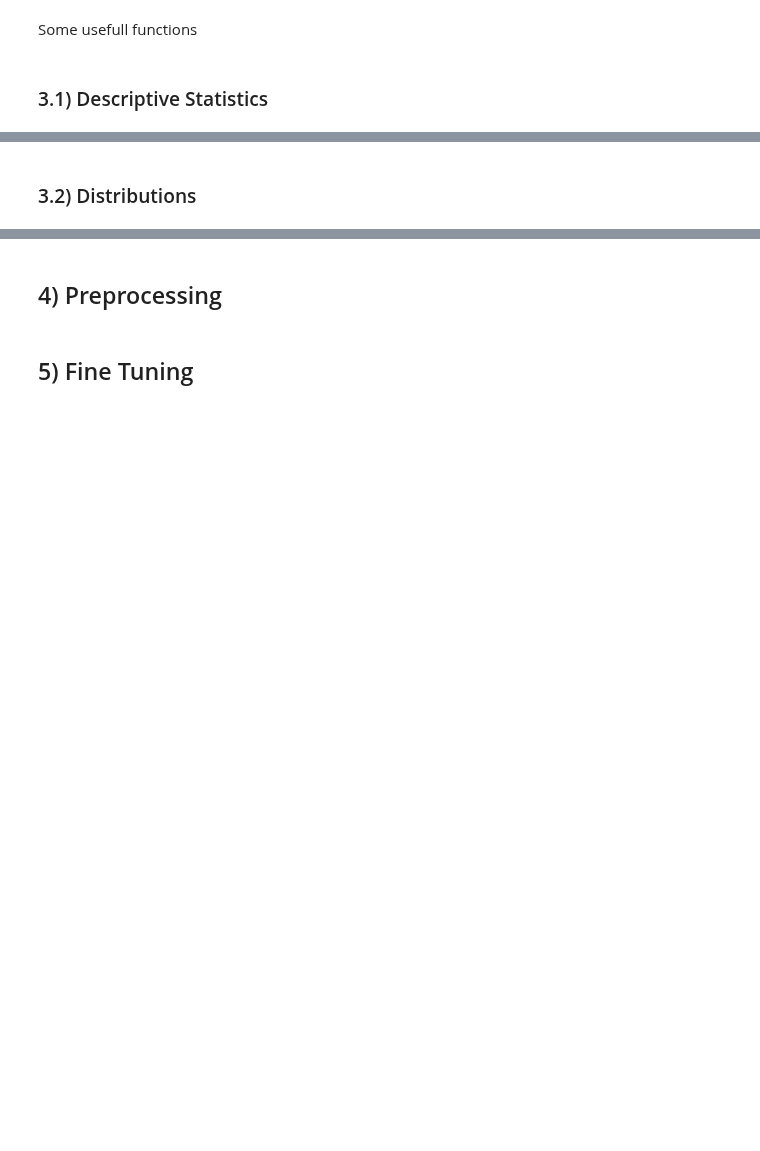
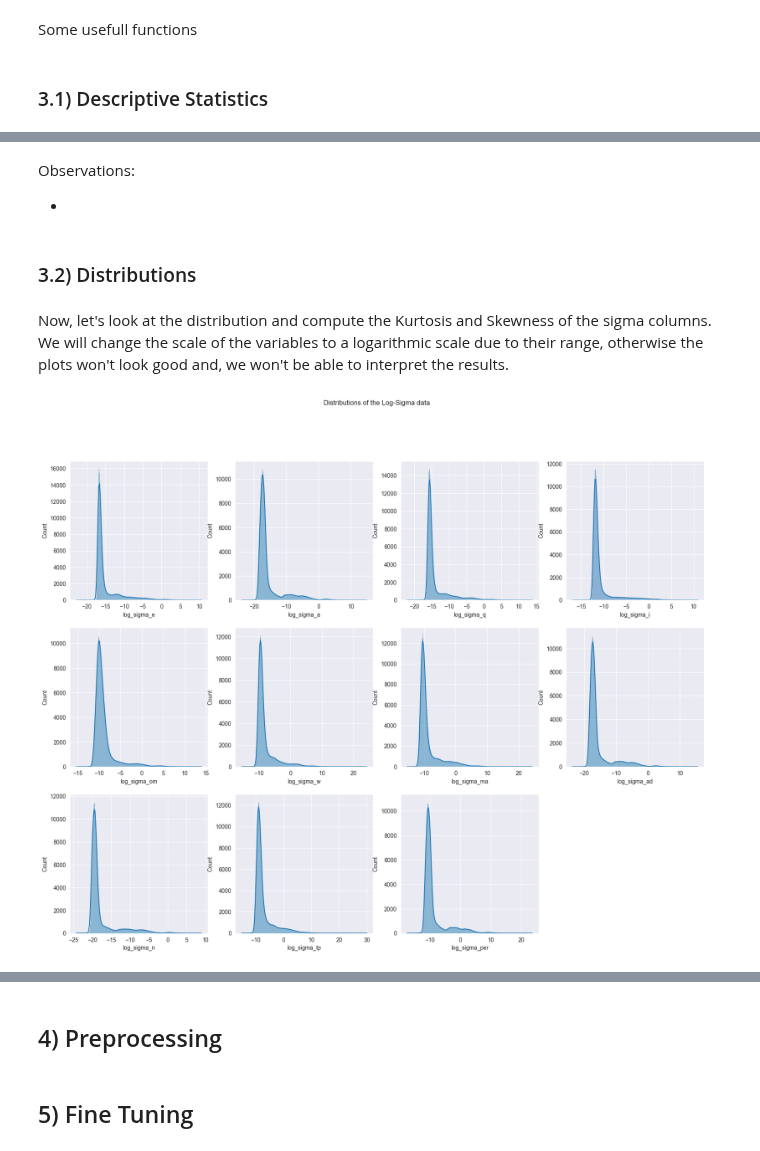
Before and after one commit to caiosoter/DS-Projects, a Jupyter notebook: Asteroid_Classification/Asteroid_Classification.ipynb, the cells around one changed output, grey strips where cells are left out. Saved outputs shown, nothing was run; the diff lists cells and outputs as text; code cells hidden in the pictures; blank space fills up the shorter version.

```diff
--- a/Asteroid_Classification/Asteroid_Classification.ipynb
+++ b/Asteroid_Classification/Asteroid_Classification.ipynb
@@ -296,2 +303,35 @@ kurtosis_skewness(X_train)
+# %% [markdown]
+Observations:
+
+-
 # %% [markdown]
 ### 3.2) Distributions
+# %% [markdown]
+Now, let's look at the distribution and compute the Kurtosis and Skewness of the sigma columns. We will change the scale of the variables to a logarithmic scale due to their range, otherwise the plots won't look good and, we won't be able to interpret the results.
+# %%
+# Changing the scale of the data:
+new_name = ['log_' + i for i in sigma_list]
+dictionary = dict(zip(sigma_list, new_name))
+log_data = np.log(X_train[sigma_list])
+log_data.rename(columns=dictionary, inplace=True)
+# %%
+# Creating a subplot:
+fig, ax = plt.subplots(nrows= 3, ncols=4, sharex=False, sharey=False, figsize=(20, 15))
+fig.suptitle("Distributions of the Log-Sigma data")
+
+# Histogram plots:
+sns.histplot(log_data['log_sigma_e'], ax=ax[0, 0], kde=True)
+sns.histplot(log_data['log_sigma_a'], ax=ax[0, 1], kde=True)
+sns.histplot(log_data['log_sigma_q'], ax=ax[0, 2], kde=True)
+sns.histplot(log_data['log_sigma_i'], ax=ax[0, 3], kde=True)
+sns.histplot(log_data['log_sigma_om'], ax=ax[1, 0], kde=True)
+sns.histplot(log_data['log_sigma_w'], ax=ax[1, 1], kde=True)
+sns.histplot(log_data['log_sigma_ma'], ax=ax[1, 2], kde=True)
+sns.histplot(log_data['log_sigma_ad'], ax=ax[1, 3], kde=True)
+sns.histplot(log_data['log_sigma_n'], ax=ax[2, 0], kde=True)
+sns.histplot(log_data['log_sigma_tp'], ax=ax[2, 1], kde=True)
+sns.histplot(log_data['log_sigma_per'], ax=ax[2, 2], kde=True)
+
+ax[2, 3].set_visible(False)
+# %% [output]
+[figure, added]
```
Also changed, not shown: parts of 9 cells of this notebook, 1 other file.
